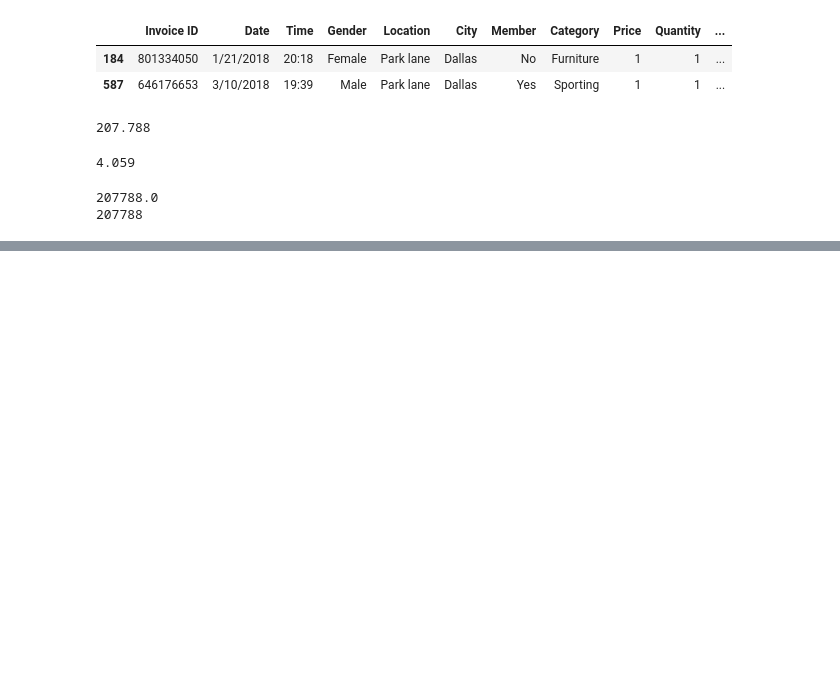
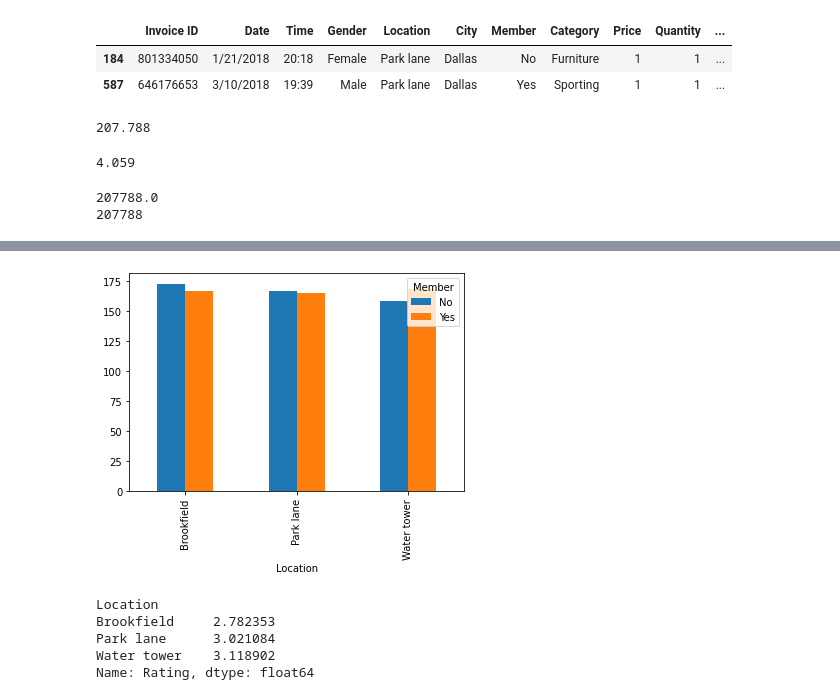
Before and after one commit to GermanChiocchia/EjercitacionCourseraMasterClass, a Jupyter notebook: py_using_jupyter/analysing_supermarket_sales_data.ipynb, the cells around one changed output, grey strips where cells are left out. Saved outputs shown, nothing was run; the diff lists cells and outputs as text; code cells hidden in the pictures; blank space fills up the shorter version.

```diff
--- a/py_using_jupyter/analysing_supermarket_sales_data.ipynb
+++ b/py_using_jupyter/analysing_supermarket_sales_data.ipynb
@@ -195,0 +273,3 @@ print(sales.sum()['Total'])
+# %%
+member_location_sales = sales.groupby(['Member','Location']).count()['Invoice ID']
+member_location_sales
@@ -195,0 +285,14 @@ print(sales.sum()['Total'])
+# %%
+member_location_sales.unstack(level=0).plot(kind='bar')
+plt.show()
+# %% [output]
+[figure, added]
+# %%
+rating_sales = sales.groupby('Location').mean()['Rating']
+rating_sales
+# %% [output]
+Location
+Brookfield     2.782353
+Park lane      3.021084
+Water tower    3.118902
+Name: Rating, dtype: float64
```
Also changed, not shown: parts of 24 cells of this notebook.
